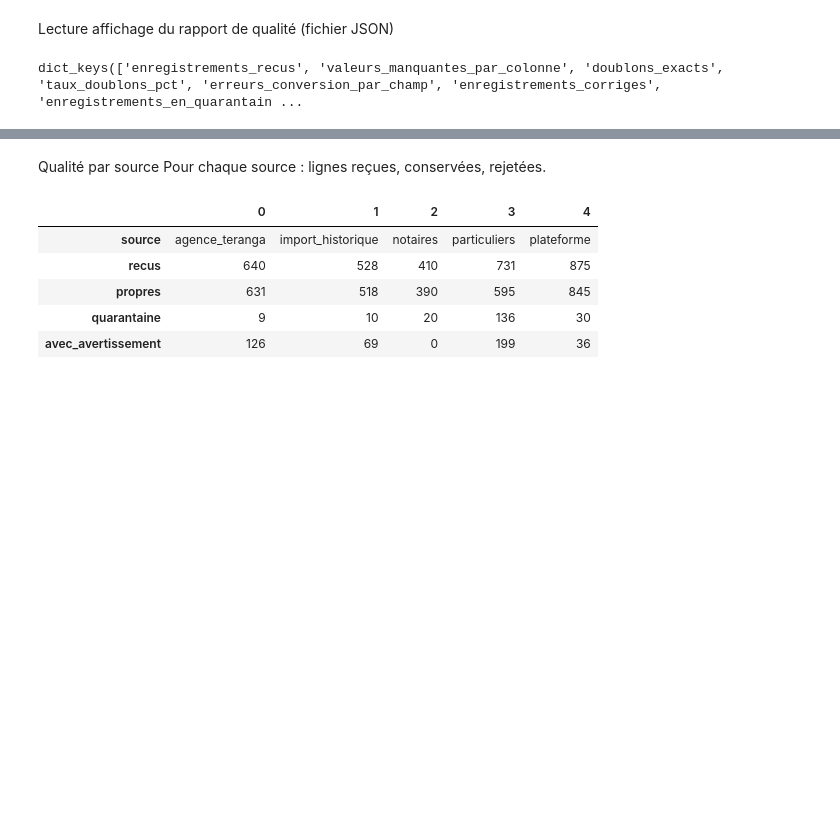
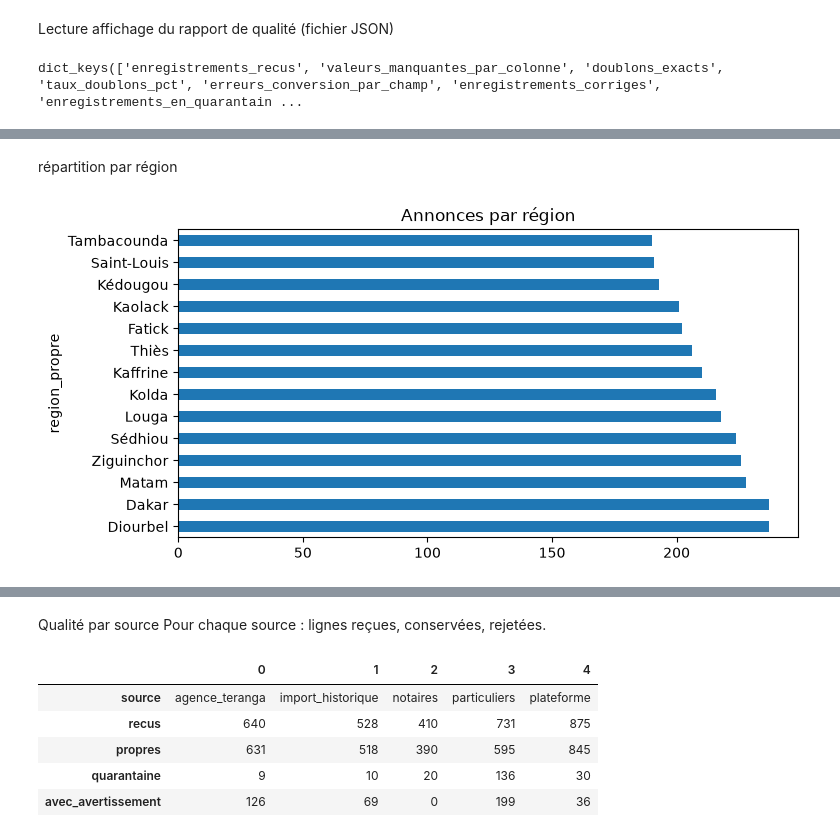
Before and after one commit to coumba-niang20/immo_analyse, a Jupyter notebook: notebooks/01_exploration.ipynb, the cells around one changed output, grey strips where cells are left out. Cells and saved outputs as stored; diff of their text form; code cells hidden in the pictures; blank space fills up the shorter version.

```diff
--- a/notebooks/01_exploration.ipynb
+++ b/notebooks/01_exploration.ipynb
@@ -46,0 +95,9 @@ dict_keys(['enregistrements_recus', 'valeurs_manquantes_par_colonne', 'doublons_
+# %% [markdown]
+répartition par région
+# %%
+# Distribution par région
+propres["region_propre"].value_counts().plot(kind="barh", figsize=(8, 4))
+plt.title("Annonces par région")
+plt.show()
+# %% [output]
+[figure, added]
```
Also changed, not shown: parts of 24 cells of this notebook.
